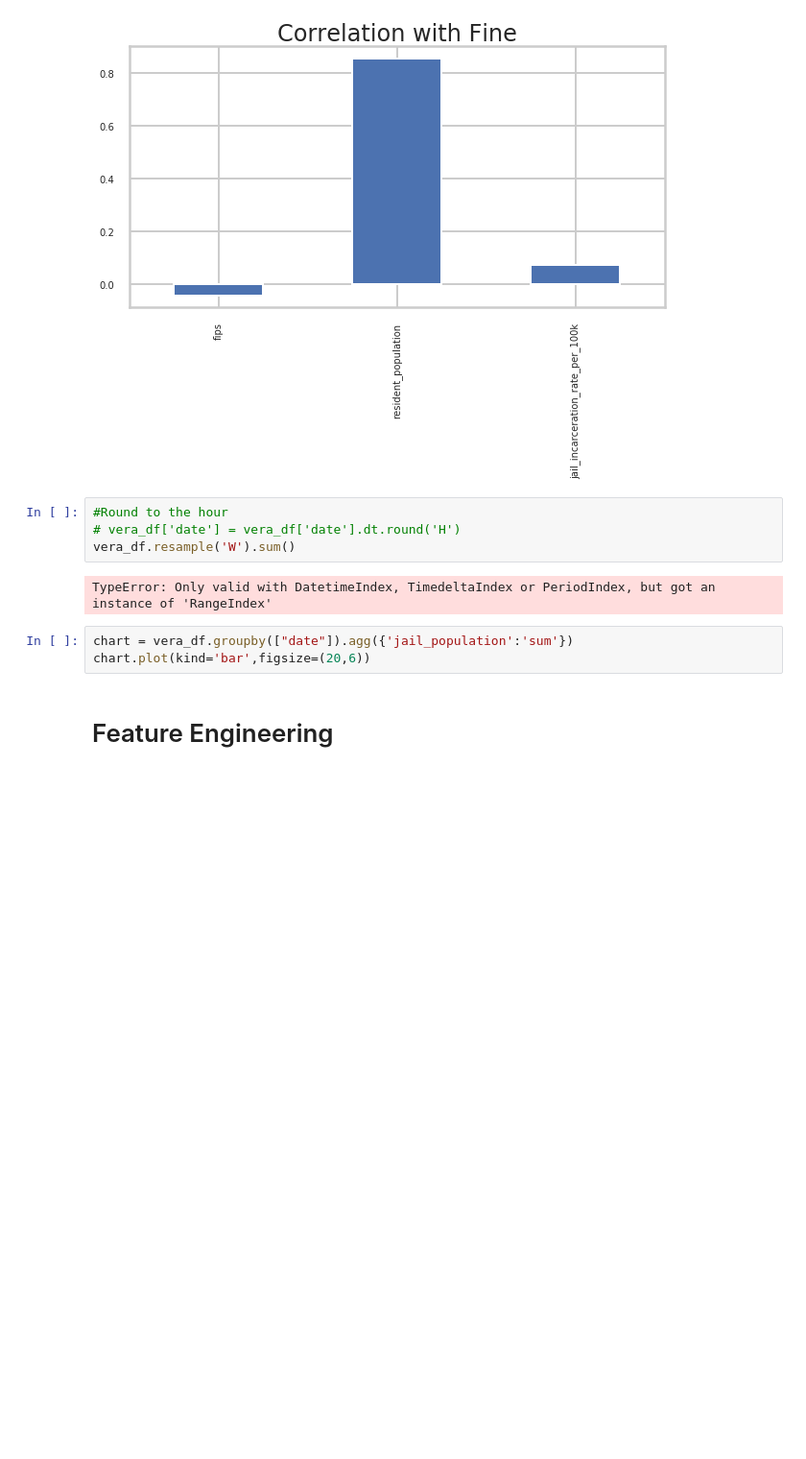
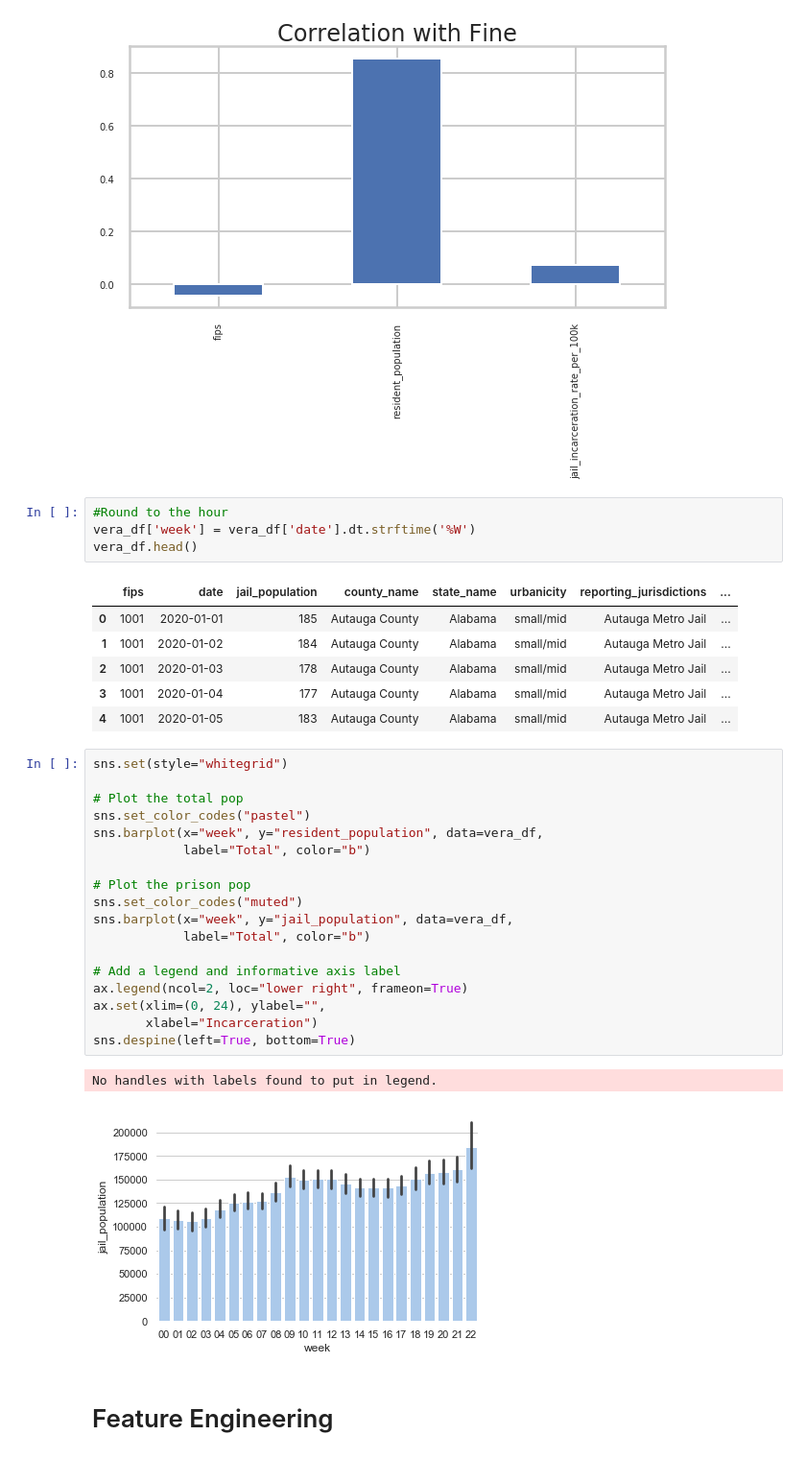
Before and after one commit to meaganlazer/Decarceration_COVID, a Jupyter notebook: Vera_Data_EDA.ipynb, the cells around one changed output. Shown: that part at 96% size. Drawn from its saved outputs; the diff is of its cells as text; blank space fills up the shorter version.

```diff
--- a/Vera_Data_EDA.ipynb
+++ b/Vera_Data_EDA.ipynb
@@ -104,13 +104,36 @@ findfont: Font family ['calibri'] not found. Falling back to DejaVu Sans.
 [figure]
 # %%
 #Round to the hour
-# vera_df['date'] = vera_df['date'].dt.round('H')
-vera_df.resample('W').sum()
+vera_df['week'] = vera_df['date'].dt.strftime('%W')
+vera_df.head()
 # %% [output]
-TypeError: Only valid with DatetimeIndex, TimedeltaIndex or PeriodIndex, but got an instance of 'RangeIndex'
+|  | fips | date | jail_population | county_name | state_name | urbanicity | reporting_jurisdictions | ... |
+| 0 | 1001 | 2020-01-01 | 185 | Autauga County | Alabama | small/mid | Autauga Metro Jail | ... |
+| 1 | 1001 | 2020-01-02 | 184 | Autauga County | Alabama | small/mid | Autauga Metro Jail | ... |
+| 2 | 1001 | 2020-01-03 | 178 | Autauga County | Alabama | small/mid | Autauga Metro Jail | ... |
+| 3 | 1001 | 2020-01-04 | 177 | Autauga County | Alabama | small/mid | Autauga Metro Jail | ... |
+| 4 | 1001 | 2020-01-05 | 183 | Autauga County | Alabama | small/mid | Autauga Metro Jail | ... |
-# %%
-chart = vera_df.groupby(["date"]).agg({'jail_population':'sum'})
-chart.plot(kind='bar',figsize=(20,6))
+# %%
+sns.set(style="whitegrid")
+
+# Plot the total pop
+sns.set_color_codes("pastel")
+sns.barplot(x="week", y="resident_population", data=vera_df,
+            label="Total", color="b")
+
+# Plot the prison pop
+sns.set_color_codes("muted")
+sns.barplot(x="week", y="jail_population", data=vera_df,
+            label="Total", color="b")
+
+# Add a legend and informative axis label
+ax.legend(ncol=2, loc="lower right", frameon=True)
+ax.set(xlim=(0, 24), ylabel="",
+       xlabel="Incarceration")
+sns.despine(left=True, bottom=True)
+# %% [output]
+No handles with labels found to put in legend.
+[figure, added]
 # %% [markdown]
 # Feature Engineering
 # %%
```
Also changed, not shown: 1 other file.
